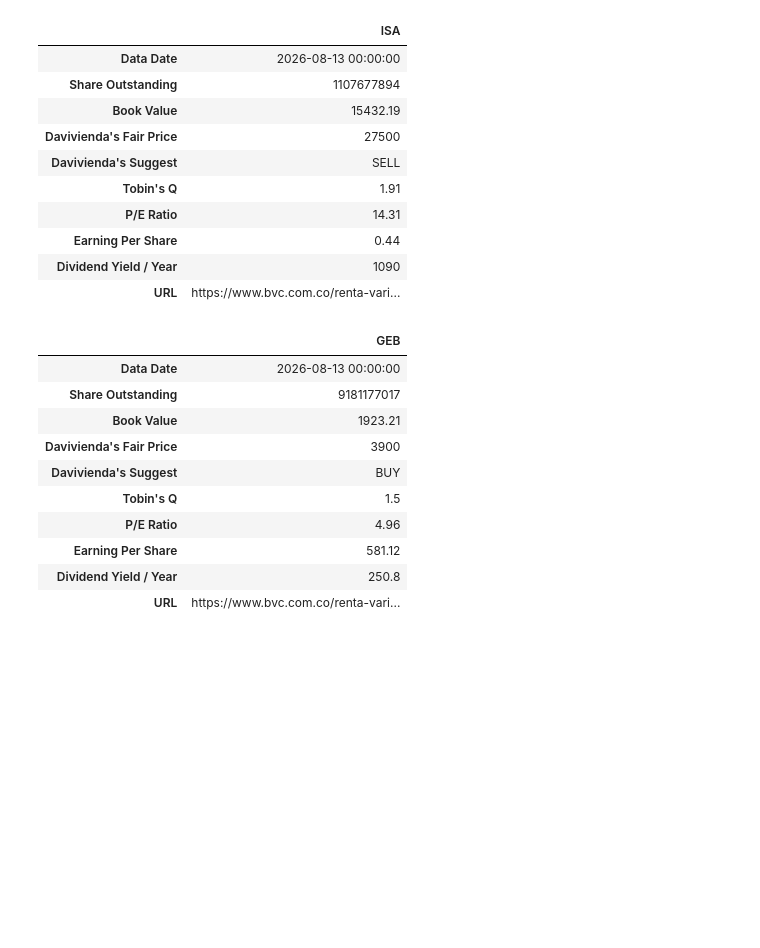
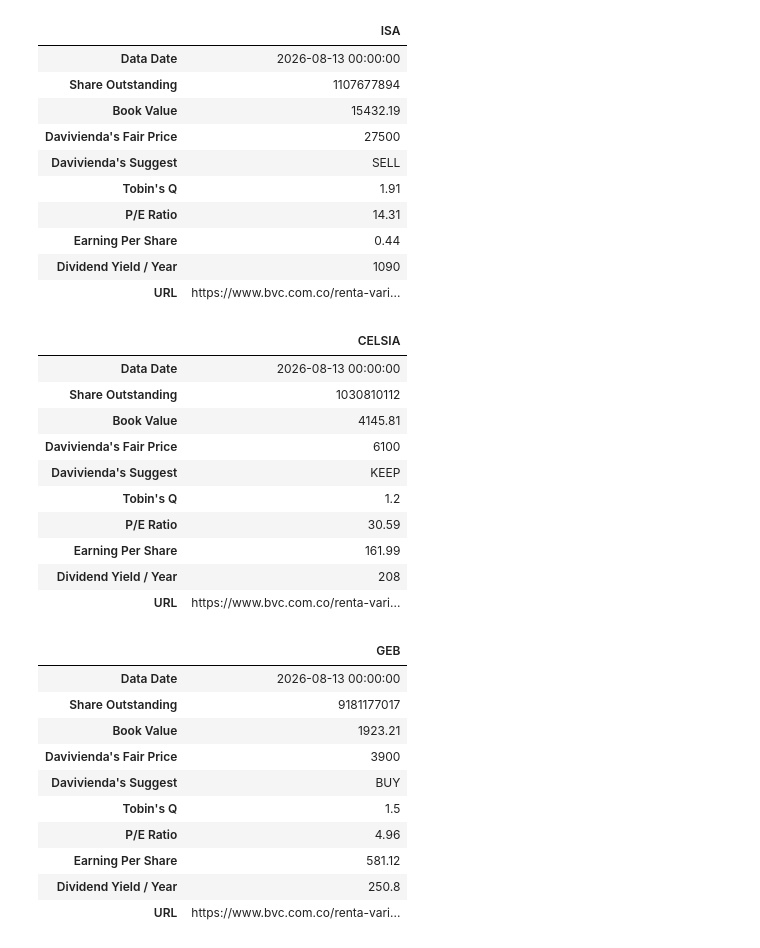
Before and after one commit to Yilap88/Colombia_finance, a Jupyter notebook: Figures/AccionesColombia.ipynb, the cells around one changed output. Cells and saved outputs as stored; diff of their text form; code cells hidden in the pictures; blank space fills up the shorter version.

Commit message:
Data updating

```diff
--- a/Figures/AccionesColombia.ipynb
+++ b/Figures/AccionesColombia.ipynb
@@ -29,6 +29,7 @@ data = pd.read_csv(f"{PROJECT_DIR}/Data/Colombia_Stocks/Acciones_colab.csv")
 data['Fecha'] = pd.to_datetime(data['Fecha'])
 # %%
 Cemargos = data[data["Nemotécnico"] == "CEMARGOS"]
+Celsia = data[data["Nemotécnico"] == "CELSIA"]
 PFCemargos = data[data["Nemotécnico"] == "PFCEMARGOS"]
 Grupoargos = data[data["Nemotécnico"] == "GRUPOARGOS"]
 Cibest = data[data["Nemotécnico"] == "CIBEST"]
@@ -52,9 +53,9 @@ plotly_oneplot(COLCAP, x_col="Fecha", y_col="Precios (último /cierre)", plot_ti
 #tabla_html = input_table.to_html()
 #graficoprueba = html_2_plot(grafico_html, tabla_html)
 # %%
-def plot2(accion, nemo, color):
+def plot2(accion, nemo, color, datein = "2026-07-14"):
     HTMLcemargos = plotly_oneplot(accion, x_col="Fecha", y_col="Precios (último /cierre)", plot_title=f"{nemo} - Last Price: {accion["Precios (último /cierre)"].iloc[-1]:,.2f}",
-                                  color_in=color, date_marker = pd.to_datetime("2026-07-14"))
+                                  color_in=color, date_marker = pd.to_datetime(datein))
     grafico_html = HTMLcemargos.to_html(full_html=False, include_plotlyjs="cdn")
     input_table = company_table(datainput, nemo)
     tabla_html = input_table.to_html()
@@ -178,4 +179,20 @@ plot2(Isa, "ISA", "orange")
 | Earning Per Share | 0.44 |
 | Dividend Yield / Year | 1090 |
 | URL | https://www.bvc.com.co/renta-vari... |
+# %%
+#static_plot(Isa, "orange")
+#plotly_oneplot(Isa, "Fecha", "Precios (último /cierre)", "Isa", color_in="orange", date_marker = pd.to_datetime("2026-07-14"))
+plot2(Celsia, "CELSIA", "rgb(241, 169, 131)")
+# %% [output]
+|  | CELSIA |
+| Data Date | 2026-08-13 00:00:00 |
+| Share Outstanding | 1030810112 |
+| Book Value | 4145.81 |
+| Davivienda's Fair Price | 6100 |
+| Davivienda's Suggest | KEEP |
+| Tobin's Q | 1.2 |
+| P/E Ratio | 30.59 |
+| Earning Per Share | 161.99 |
+| Dividend Yield / Year | 208 |
+| URL | https://www.bvc.com.co/renta-vari... |
 # %%
```
Also changed, not shown: parts of 5 cells of this notebook, 15 other files.
